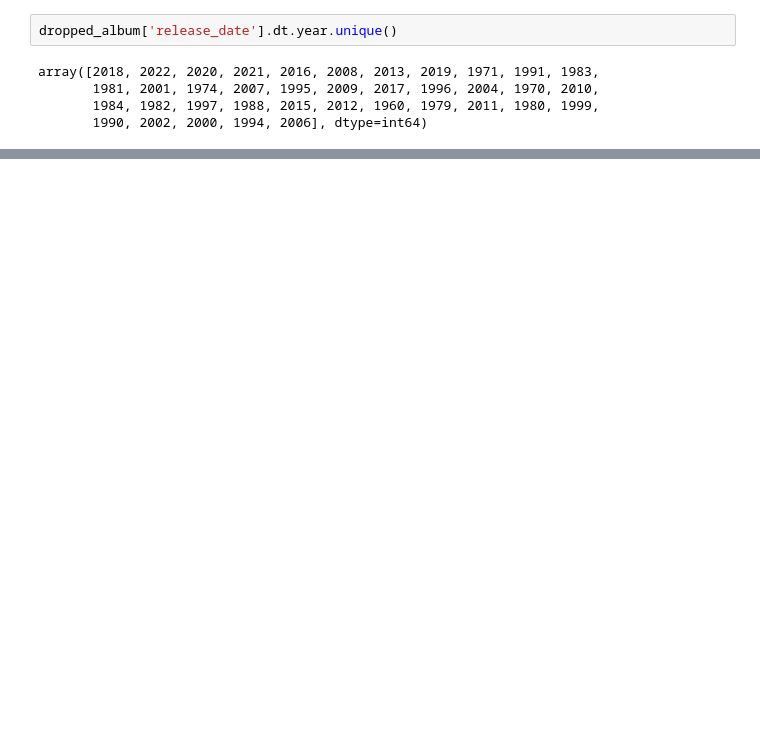
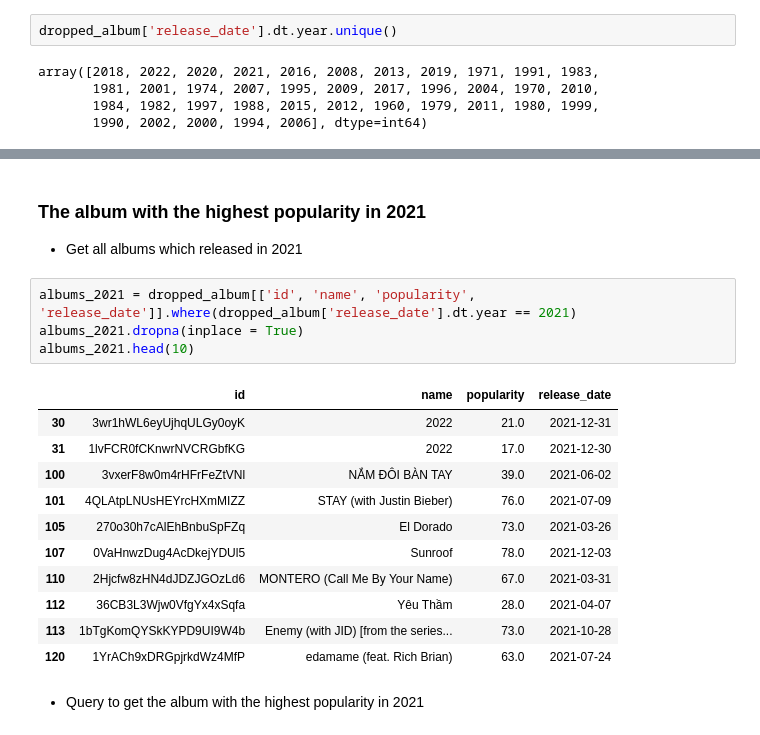
Before and after one commit to quytrungg/Final_Project_CSC14119, a Jupyter notebook: albums_data_exploration.ipynb, the cells around one changed output, grey strips where cells are left out. Saved outputs shown, nothing was run; the diff lists cells and outputs as text; blank space fills up the shorter version.

```diff
--- a/albums_data_exploration.ipynb
+++ b/albums_data_exploration.ipynb
@@ -205,0 +228,21 @@ array([2018, 2022, 2020, 2021, 2016, 2008, 2013, 2019, 1971, 1991, 1983,
+# %% [markdown]
+### <b>The album with the highest popularity in 2021</b>
+- Get all albums which released in 2021
+# %%
+albums_2021 = dropped_album[['id', 'name', 'popularity', 'release_date']].where(dropped_album['release_date'].dt.year == 2021)
+albums_2021.dropna(inplace = True)
+albums_2021.head(10)
+# %% [output]
+|  | id | name | popularity | release_date |
+| 30 | 3wr1hWL6eyUjhqULGy0oyK | 2022 | 21.0 | 2021-12-31 |
+| 31 | 1lvFCR0fCKnwrNVCRGbfKG | 2022 | 17.0 | 2021-12-30 |
+| 100 | 3vxerF8w0m4rHFrFeZtVNl | NẮM ĐÔI BÀN TAY | 39.0 | 2021-06-02 |
+| 101 | 4QLAtpLNUsHEYrcHXmMIZZ | STAY (with Justin Bieber) | 76.0 | 2021-07-09 |
+| 105 | 270o30h7cAlEhBnbuSpFZq | El Dorado | 73.0 | 2021-03-26 |
+| 107 | 0VaHnwzDug4AcDkejYDUl5 | Sunroof | 78.0 | 2021-12-03 |
+| 110 | 2Hjcfw8zHN4dJDZJGOzLd6 | MONTERO (Call Me By Your Name) | 67.0 | 2021-03-31 |
+| 112 | 36CB3L3Wjw0VfgYx4xSqfa | Yêu Thầm | 28.0 | 2021-04-07 |
+| 113 | 1bTgKomQYSkKYPD9UI9W4b | Enemy (with JID) [from the series... | 73.0 | 2021-10-28 |
+| 120 | 1YrACh9xDRGpjrkdWz4MfP | edamame (feat. Rich Brian) | 63.0 | 2021-07-24 |
+# %% [markdown]
+- Query to get the album with the highest popularity in 2021
```
Also changed, not shown: parts of 12 cells of this notebook.
